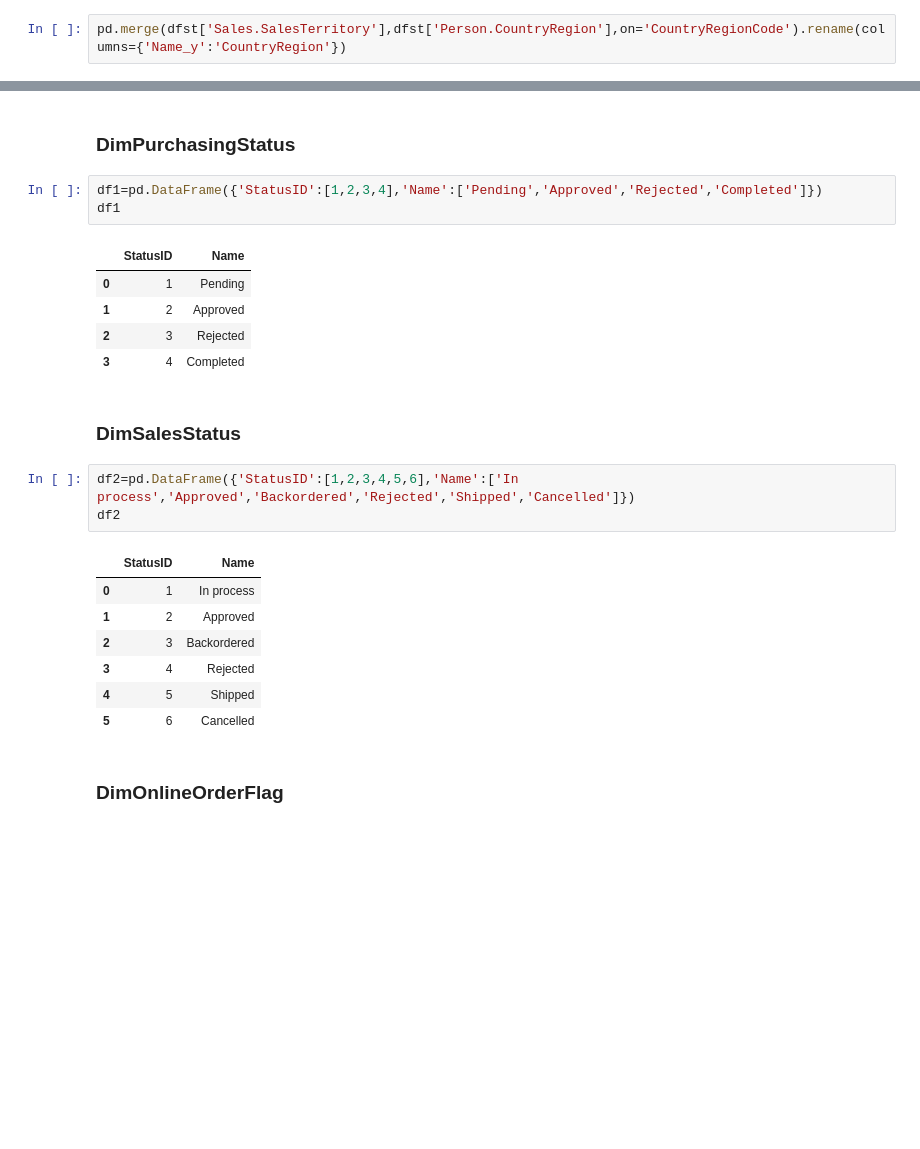
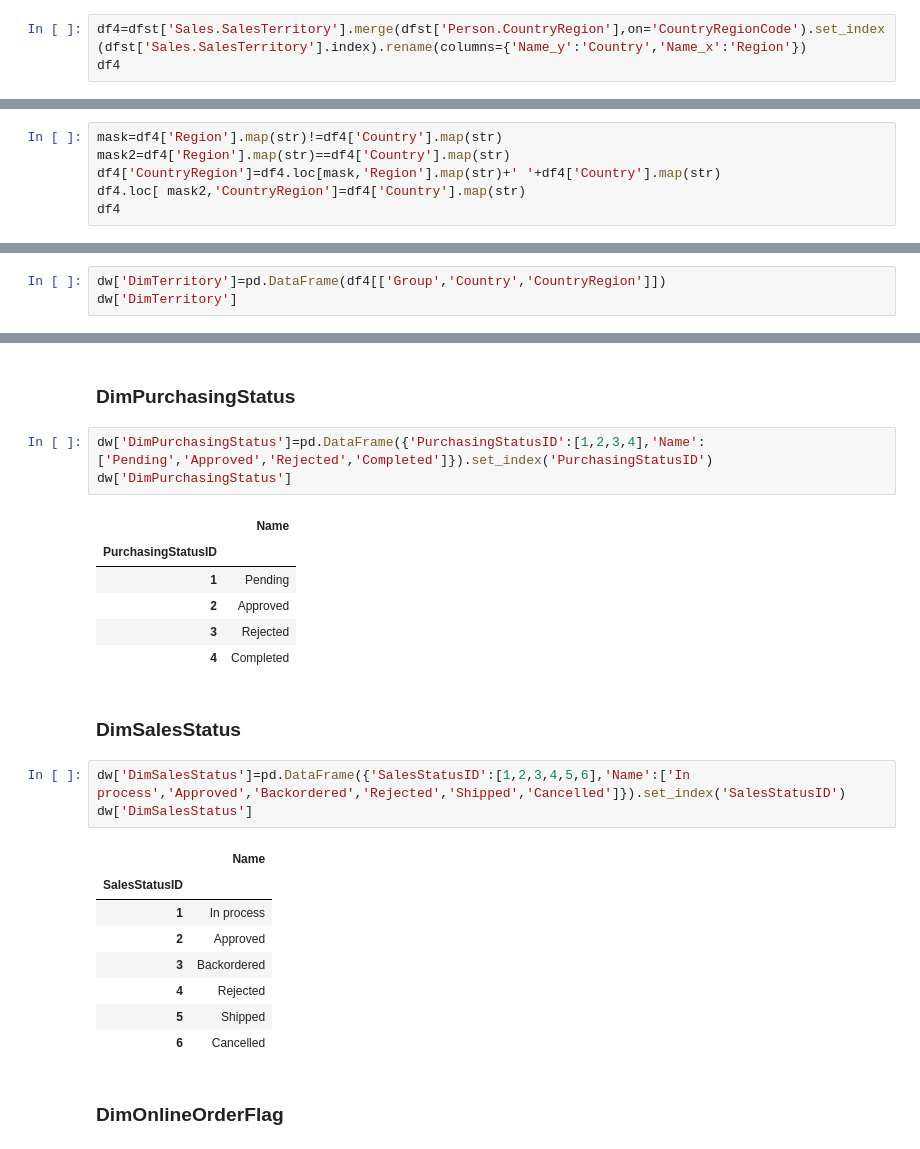
Before and after one commit to minh-nguyenhoang/DW-ETL-20212, a Jupyter notebook: ETL copy.ipynb, the cells around one changed output, grey strips where cells are left out. Cells and saved outputs as stored; diff of their text form; blank space fills up the shorter version.

Commit message:
Finish transform process

```diff
--- a/ETL copy.ipynb
+++ b/ETL copy.ipynb
@@ -215,3 +306,4 @@ dfst['Purchasing.Vendor']
 # %%
-pd.merge(dfst['Sales.SalesTerritory'],dfst['Person.CountryRegion'],on='CountryRegionCode').rename(columns={'Name_y':'CountryRegion'})
+df4=dfst['Sales.SalesTerritory'].merge(dfst['Person.CountryRegion'],on='CountryRegionCode').set_index(dfst['Sales.SalesTerritory'].index).rename(columns={'Name_y':'Country','Name_x':'Region'})
+df4
 # %% [output]
@@ -228,0 +322,6 @@ pd.merge(dfst['Sales.SalesTerritory'],dfst['Person.CountryRegion'],on='CountryRe
+# %%
+mask=df4['Region'].map(str)!=df4['Country'].map(str)
+mask2=df4['Region'].map(str)==df4['Country'].map(str)
+df4['CountryRegion']=df4.loc[mask,'Region'].map(str)+' '+df4['Country'].map(str)
+df4.loc[ mask2,'CountryRegion']=df4['Country'].map(str)
+df4
@@ -228,0 +341,3 @@ pd.merge(dfst['Sales.SalesTerritory'],dfst['Person.CountryRegion'],on='CountryRe
+# %%
+dw['DimTerritory']=pd.DataFrame(df4[['Group','Country','CountryRegion']])
+dw['DimTerritory']
@@ -229,27 +357,29 @@ pd.merge(dfst['Sales.SalesTerritory'],dfst['Person.CountryRegion'],on='CountryRe
 # %% [markdown]
 ### DimPurchasingStatus
 # %%
-df1=pd.DataFrame({'StatusID':[1,2,3,4],'Name':['Pending','Approved','Rejected','Completed']})
-df1
+dw['DimPurchasingStatus']=pd.DataFrame({'PurchasingStatusID':[1,2,3,4],'Name':['Pending','Approved','Rejected','Completed']}).set_index('PurchasingStatusID')
+dw['DimPurchasingStatus']
 # %% [output]
-|  | StatusID | Name |
-| 0 | 1 | Pending |
-| 1 | 2 | Approved |
-| 2 | 3 | Rejected |
-| 3 | 4 | Completed |
+|  | Name |
+| PurchasingStatusID |  |
+| 1 | Pending |
+| 2 | Approved |
+| 3 | Rejected |
+| 4 | Completed |
 # %% [markdown]
 ### DimSalesStatus
 # %%
-df2=pd.DataFrame({'StatusID':[1,2,3,4,5,6],'Name':['In process','Approved','Backordered','Rejected','Shipped','Cancelled']})
-df2
+dw['DimSalesStatus']=pd.DataFrame({'SalesStatusID':[1,2,3,4,5,6],'Name':['In process','Approved','Backordered','Rejected','Shipped','Cancelled']}).set_index('SalesStatusID')
+dw['DimSalesStatus']
 # %% [output]
-|  | StatusID | Name |
-| 0 | 1 | In process |
-| 1 | 2 | Approved |
-| 2 | 3 | Backordered |
-| 3 | 4 | Rejected |
-| 4 | 5 | Shipped |
-| 5 | 6 | Cancelled |
+|  | Name |
+| SalesStatusID |  |
+| 1 | In process |
+| 2 | Approved |
+| 3 | Backordered |
+| 4 | Rejected |
+| 5 | Shipped |
+| 6 | Cancelled |
 # %% [markdown]
 ### DimOnlineOrderFlag
 # %%
```
Also changed, not shown: parts of 36 cells of this notebook, 1 other file.
